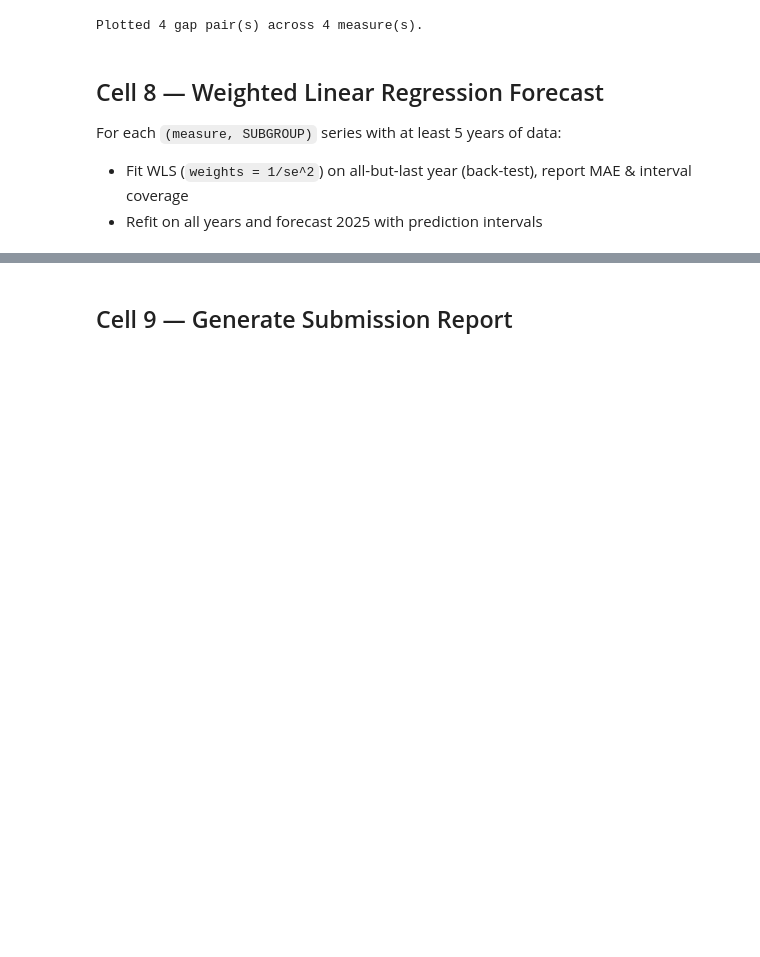
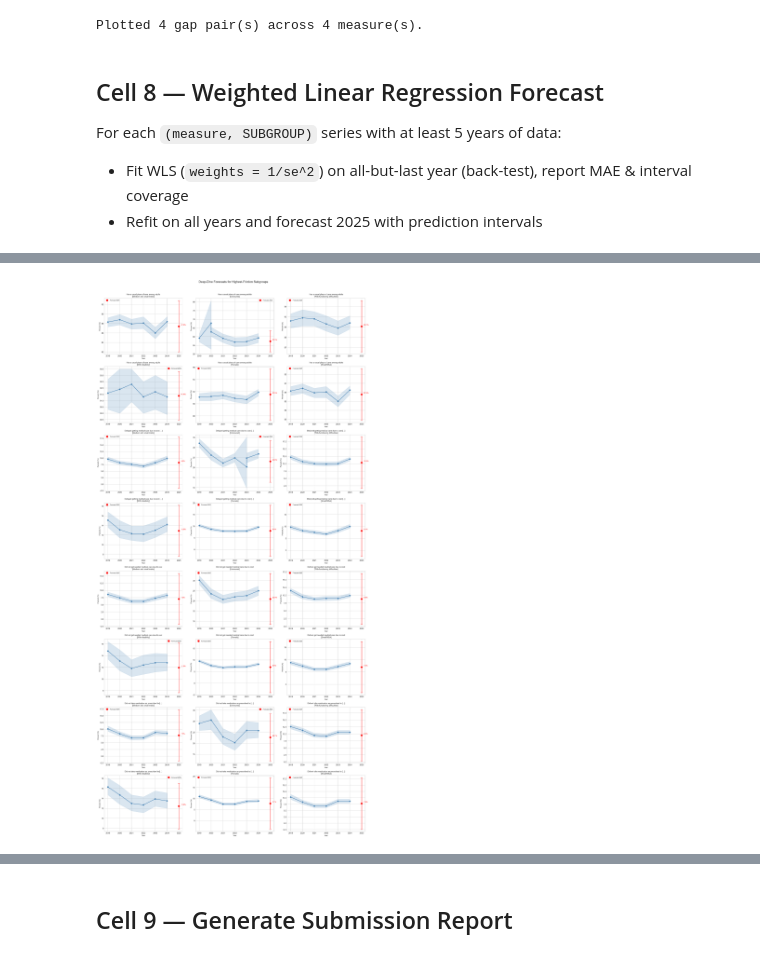
Before and after one commit to raunakg04/Datathon-2026, a Jupyter notebook: analysis.ipynb, the cells around one changed output, grey strips where cells are left out. Cells and saved outputs as stored; diff of their text form; code cells hidden in the pictures; blank space fills up the shorter version.

```diff
--- a/analysis.ipynb
+++ b/analysis.ipynb
@@ -784,0 +822,83 @@ Has a usual place of care among adults                  Employment status Not em
+# %%
+# ── Deep-Dive Forecasts for Highest-Friction Subgroups ────────────────────────
+
+# Take the top 6 highest-friction subgroups from the ranked table
+TOP_N_SUBGROUPS = 6
+deepdive_subgroups = ranked.head(TOP_N_SUBGROUPS)["SUBGROUP"].tolist()
+print(f"Deep-dive subgroups (top {TOP_N_SUBGROUPS} by friction):")
+for s in deepdive_subgroups:
+    print(f"  - {s}")
+
+# Collect valid (measure, subgroup) combos with forecasts
+deepdive_panels = []
+for topic, subtopic, etype in selected_measures:
+    mdf = _measure_df(topic, subtopic, etype)
+    measure_label = topic if pd.isna(subtopic) else f"{topic} / {subtopic}"
+    for sg in deepdive_subgroups:
+        sdf = mdf[mdf["SUBGROUP"] == sg].dropna(subset=["ESTIMATE", "se"]).copy()
+        sdf = sdf[sdf["se"] > 0].sort_values("TIME_PERIOD")
+        if len(sdf) < MIN_YEARS:
+            continue
+        years = sdf["TIME_PERIOD"].values.astype(float)
+        estimates = sdf["ESTIMATE"].values
+        ses = sdf["se"].values
+        weights = 1.0 / (ses ** 2)
+        _, y_fc, fc_lci, fc_uci, _ = _prediction_interval(
+            years.reshape(-1, 1), estimates, weights, np.array([FORECAST_YEAR])
+        )
+        deepdive_panels.append({
+            "measure": measure_label,
+            "subgroup": sg,
+            "years": years,
+            "estimates": estimates,
+            "lci": sdf["ESTIMATE_LCI"].values,
+            "uci": sdf["ESTIMATE_UCI"].values,
+            "fc_year": FORECAST_YEAR,
+            "fc_est": y_fc,
+            "fc_lci": fc_lci,
+            "fc_uci": fc_uci,
+        })
+
+print(f"\n{len(deepdive_panels)} valid (measure x subgroup) panels to plot.\n")
+
+# Plot grid
+n = len(deepdive_panels)
+if n > 0:
+    ncols = min(3, n)
+    nrows = int(np.ceil(n / ncols))
+    fig, axes = plt.subplots(nrows, ncols, figsize=(6 * ncols, 4.5 * nrows), squeeze=False)
+
+    for idx, panel in enumerate(deepdive_panels):
+        r, c = divmod(idx, ncols)
+        ax = axes[r, c]
+        ax.plot(panel["years"], panel["estimates"], "o-", linewidth=1.8, color="steelblue")
+        ax.fill_between(panel["years"], panel["lci"], panel["uci"], alpha=0.2, color="steelblue")
+        ax.errorbar(
+            panel["fc_year"], panel["fc_est"],
+            yerr=[[panel["fc_est"] - panel["fc_lci"]], [panel["fc_uci"] - panel["fc_est"]]],
+            fmt="D", color="red", capsize=5, markersize=7, label=f"Forecast {FORECAST_YEAR}",
+        )
+        ax.annotate(
+            f"{panel['fc_est']:.1f}%",
+            (panel["fc_year"], panel["fc_est"]),
+            textcoords="offset points", xytext=(10, 5), fontsize=8, color="red",
+        )
+        ax.set_title(f"{textwrap.shorten(panel['measure'], 48)}\n[{panel['subgroup']}]", fontsize=9)
+        ax.set_xlabel("Year", fontsize=8)
+        ax.set_ylabel("Percent (%)", fontsize=8)
+        ax.legend(fontsize=7, loc="best")
+        ax.xaxis.set_major_locator(mticker.MaxNLocator(integer=True))
+
+    # Hide empty subplots
+    for idx in range(n, nrows * ncols):
+        r, c = divmod(idx, ncols)
+        axes[r, c].set_visible(False)
+
+    fig.suptitle("Deep-Dive Forecasts for Highest-Friction Subgroups", fontsize=14, y=1.01)
+    fig.tight_layout()
+    fig.savefig(FIGURES / "deepdive_forecasts.png")
+    plt.show()
+    plt.close(fig)
+else:
+    print("No valid panels — check that friction-ranked subgroups have enough data.")
+# %% [output]
@@ -784,0 +914 @@ Has a usual place of care among adults                  Employment status Not em
+[figure, added]
```
Also changed, not shown: parts of 12 cells of this notebook, 11 other files.
